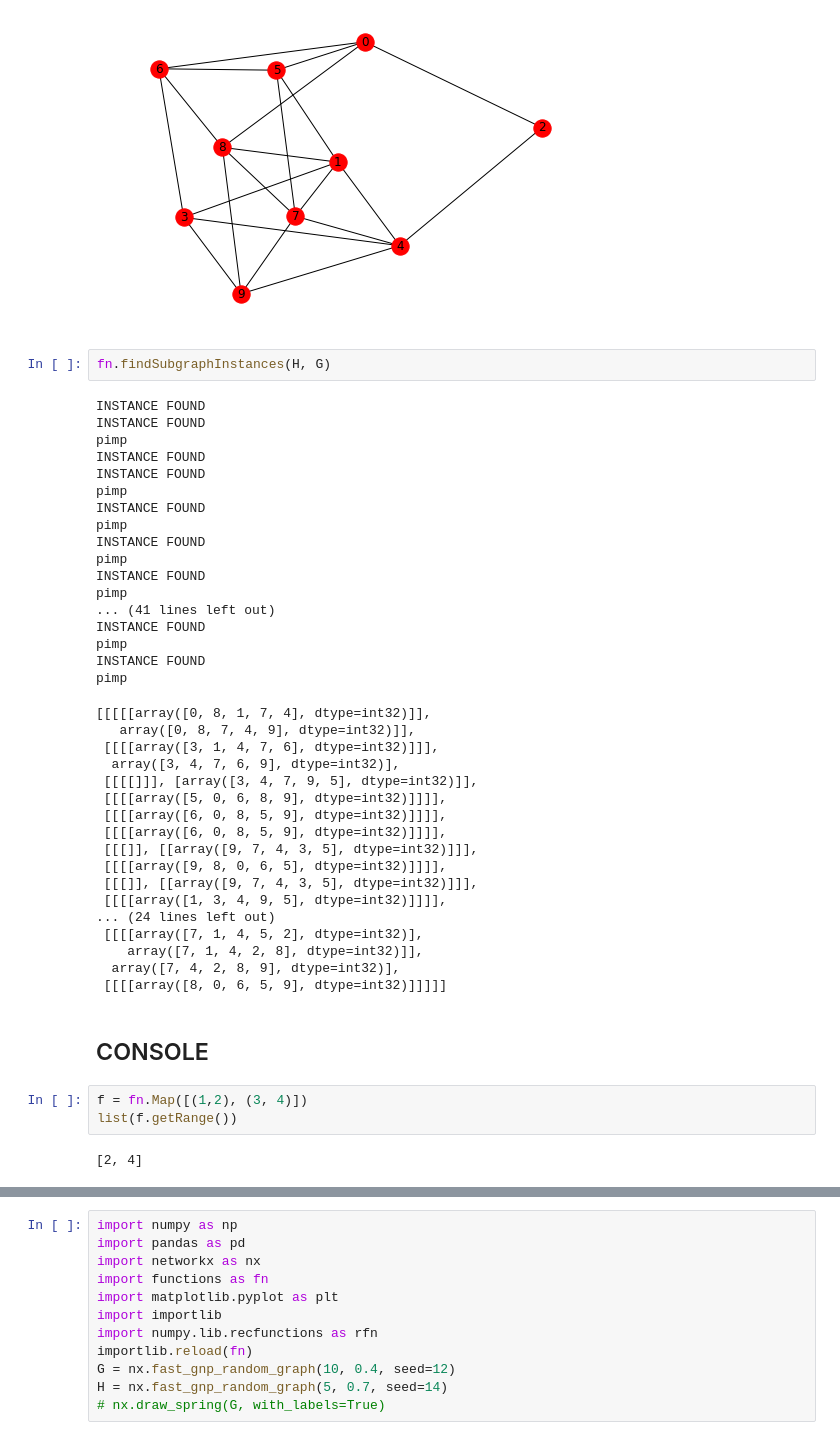
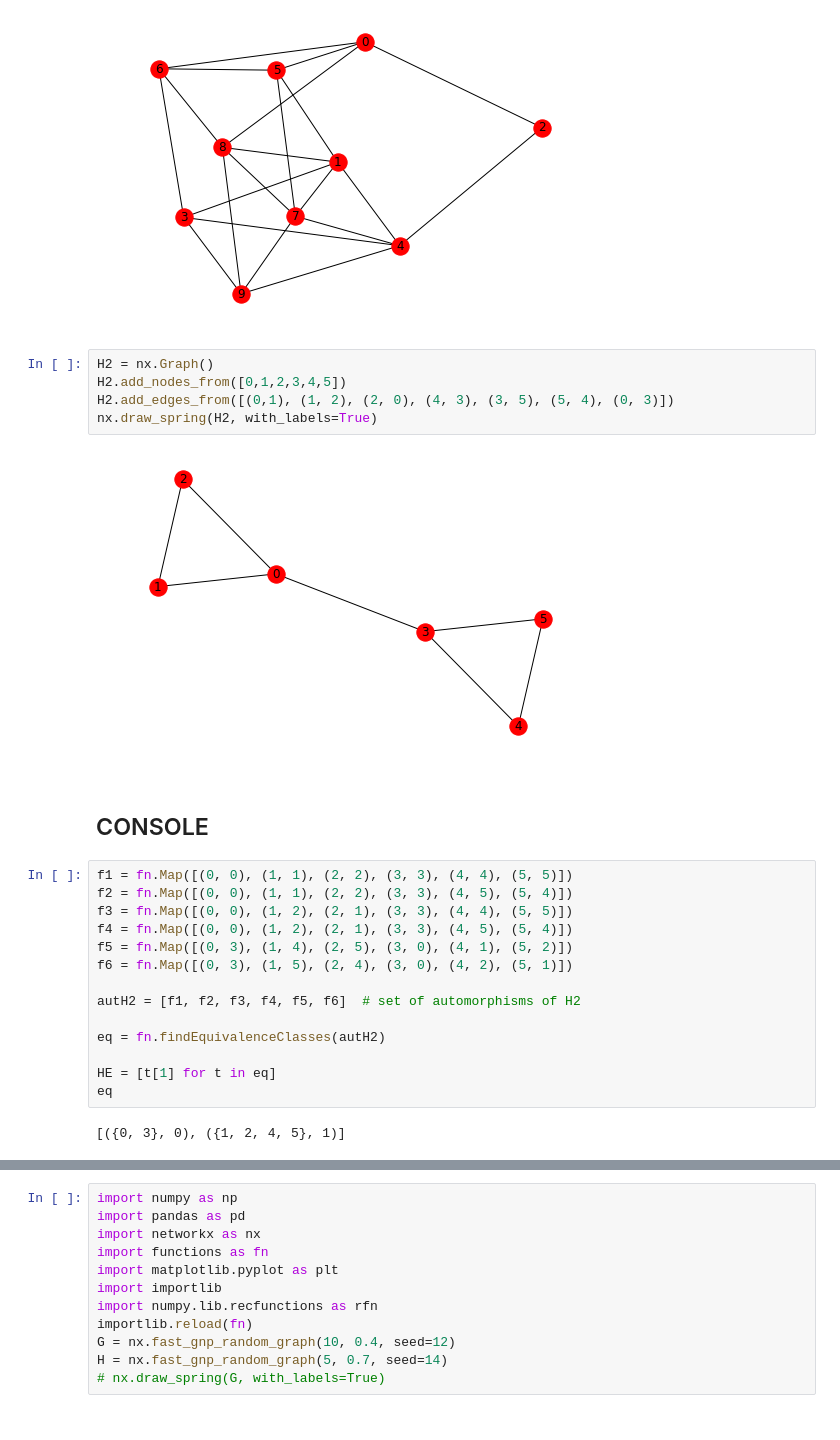
Before and after one commit to ta-rekt/motif-discovery, a Jupyter notebook: src/scratch.ipynb, the cells around one changed output, grey strips where cells are left out. Drawn from its saved outputs; the diff is of its cells as text.

Commit message:
added function for finding equivalence classes of H given aut(H)

```diff
--- a/src/scratch.ipynb
+++ b/src/scratch.ipynb
@@ -27,47 +27,28 @@ nx.draw_spring(H, with_labels=True)
 nx.draw_spring(G, with_labels=True)
 # %% [output]
 [figure]
-# %%
-fn.findSubgraphInstances(H, G)
-# %% [output]
-INSTANCE FOUND
-INSTANCE FOUND
-pimp
-INSTANCE FOUND
-INSTANCE FOUND
-pimp
-INSTANCE FOUND
-pimp
-INSTANCE FOUND
-pimp
-INSTANCE FOUND
-pimp
-... (41 lines left out)
-INSTANCE FOUND
-pimp
-INSTANCE FOUND
-pimp
-[[[[[array([0, 8, 1, 7, 4], dtype=int32)]],
-   array([0, 8, 7, 4, 9], dtype=int32)]],
- [[[[array([3, 1, 4, 7, 6], dtype=int32)]]],
-  array([3, 4, 7, 6, 9], dtype=int32)],
- [[[[]]], [array([3, 4, 7, 9, 5], dtype=int32)]],
- [[[[array([5, 0, 6, 8, 9], dtype=int32)]]]],
- [[[[array([6, 0, 8, 5, 9], dtype=int32)]]]],
- [[[[array([6, 0, 8, 5, 9], dtype=int32)]]]],
- [[[]], [[array([9, 7, 4, 3, 5], dtype=int32)]]],
- [[[[array([9, 8, 0, 6, 5], dtype=int32)]]]],
- [[[]], [[array([9, 7, 4, 3, 5], dtype=int32)]]],
- [[[[array([1, 3, 4, 9, 5], dtype=int32)]]]],
-... (24 lines left out)
- [[[[array([7, 1, 4, 5, 2], dtype=int32)],
-    array([7, 1, 4, 2, 8], dtype=int32)]],
-  array([7, 4, 2, 8, 9], dtype=int32)],
- [[[[array([8, 0, 6, 5, 9], dtype=int32)]]]]]
+# %%
+H2 = nx.Graph()
+H2.add_nodes_from([0,1,2,3,4,5])
+H2.add_edges_from([(0,1), (1, 2), (2, 0), (4, 3), (3, 5), (5, 4), (0, 3)])
+nx.draw_spring(H2, with_labels=True)
+# %% [output]
+[figure, added]
 # %% [markdown]
 ## CONSOLE
-# %%
-f = fn.Map([(1,2), (3, 4)])
-list(f.getRange())
-# %% [output]
-[2, 4]
+# %%
+f1 = fn.Map([(0, 0), (1, 1), (2, 2), (3, 3), (4, 4), (5, 5)])
+f2 = fn.Map([(0, 0), (1, 1), (2, 2), (3, 3), (4, 5), (5, 4)])
+f3 = fn.Map([(0, 0), (1, 2), (2, 1), (3, 3), (4, 4), (5, 5)])
+f4 = fn.Map([(0, 0), (1, 2), (2, 1), (3, 3), (4, 5), (5, 4)])
+f5 = fn.Map([(0, 3), (1, 4), (2, 5), (3, 0), (4, 1), (5, 2)])
+f6 = fn.Map([(0, 3), (1, 5), (2, 4), (3, 0), (4, 2), (5, 1)])
+
+autH2 = [f1, f2, f3, f4, f5, f6]  # set of automorphisms of H2
+
+eq = fn.findEquivalenceClasses(autH2)
+
+HE = [t[1] for t in eq]
+eq
+# %% [output]
+[({0, 3}, 0), ({1, 2, 4, 5}, 1)]
```
Also changed, not shown: parts of 1 cell of this notebook, 1 other file.
